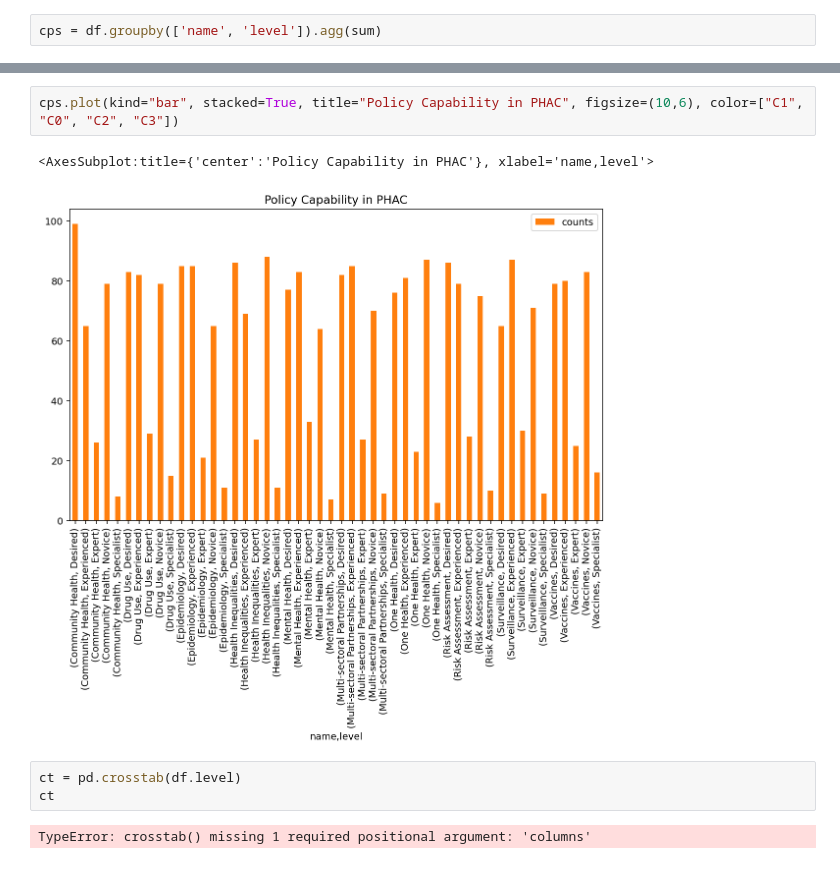
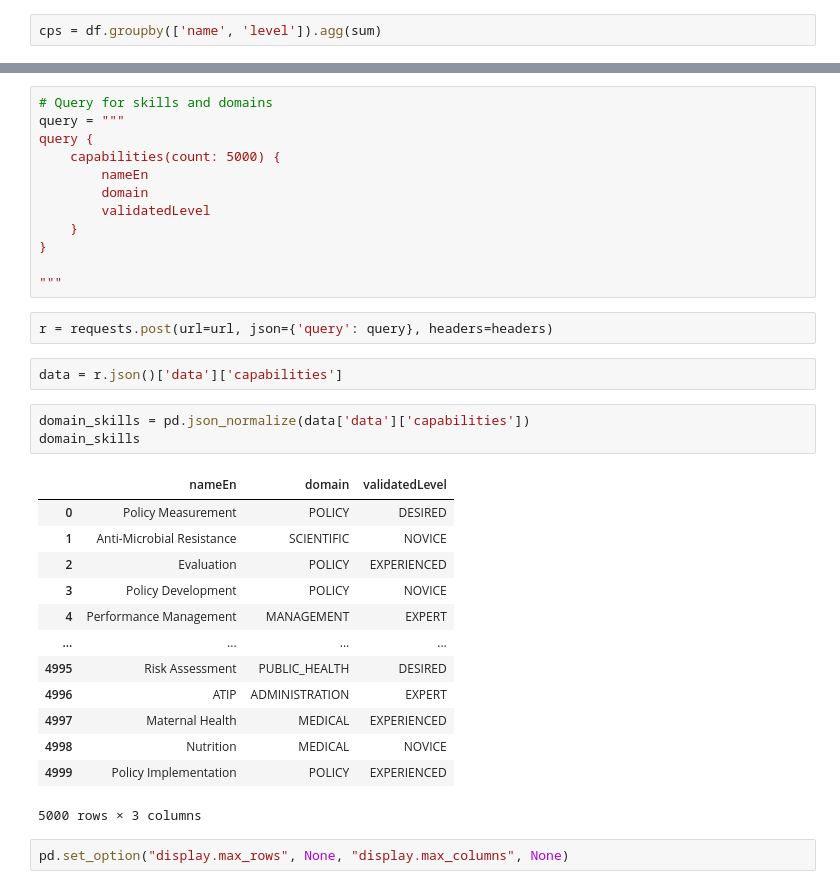
Before and after one commit to ToferC/epi_center, a Jupyter notebook: analysis_python.ipynb, the cells around one changed output, grey strips where cells are left out. Saved outputs shown, nothing was run; the diff lists cells and outputs as text.

```diff
--- a/analysis_python.ipynb
+++ b/analysis_python.ipynb
@@ -111,10 +158,35 @@ cps
 # %%
-cps.plot(kind="bar", stacked=True, title="Policy Capability in PHAC", figsize=(10,6), color=["C1", "C0", "C2", "C3"])
+# Query for skills and domains
+query = """
+query {
+    capabilities(count: 5000) {
+        nameEn
+        domain
+        validatedLevel
+    }
+}
+
+"""
-# %% [output]
-<AxesSubplot:title={'center':'Policy Capability in PHAC'}, xlabel='name,level'>
-[figure, removed]
+# %%
+r = requests.post(url=url, json={'query': query}, headers=headers)
+# %%
+data = r.json()['data']['capabilities']
 # %%
-ct = pd.crosstab(df.level)
-ct
+domain_skills = pd.json_normalize(data['data']['capabilities'])
+domain_skills
 # %% [output]
+|  | nameEn | domain | validatedLevel |
+| 0 | Policy Measurement | POLICY | DESIRED |
+| 1 | Anti-Microbial Resistance | SCIENTIFIC | NOVICE |
+| 2 | Evaluation | POLICY | EXPERIENCED |
+| 3 | Policy Development | POLICY | NOVICE |
+| 4 | Performance Management | MANAGEMENT | EXPERT |
+| ... | ... | ... | ... |
+| 4995 | Risk Assessment | PUBLIC_HEALTH | DESIRED |
+| 4996 | ATIP | ADMINISTRATION | EXPERT |
+| 4997 | Maternal Health | MEDICAL | EXPERIENCED |
+| 4998 | Nutrition | MEDICAL | NOVICE |
+| 4999 | Policy Implementation | POLICY | EXPERIENCED |
-TypeError: crosstab() missing 1 required positional argument: 'columns'
+5000 rows × 3 columns
+# %%
+pd.set_option("display.max_rows", None, "display.max_columns", None)
```
Also changed, not shown: parts of 31 cells of this notebook, 2 other files.
